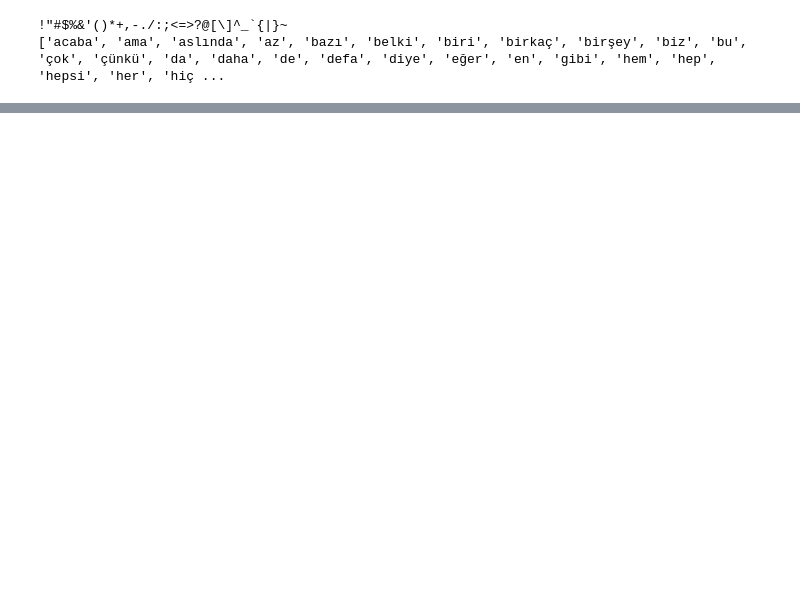
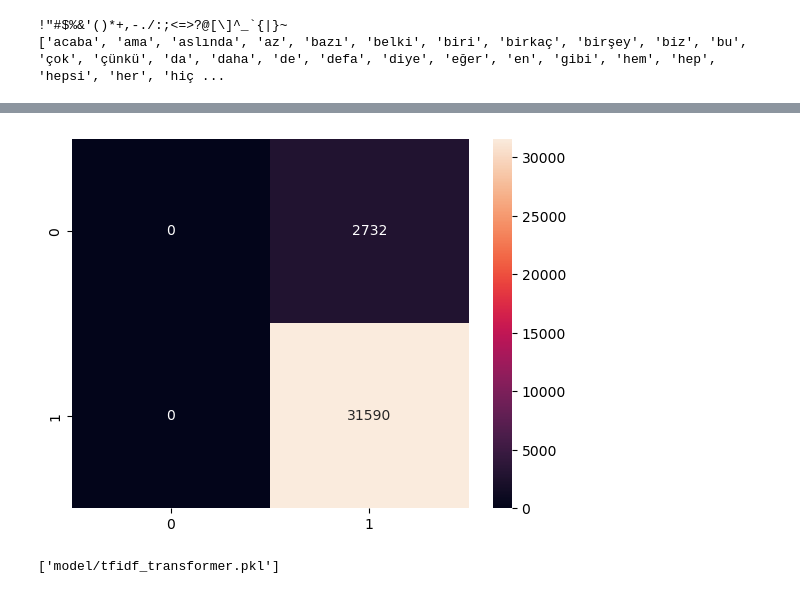
Before and after one commit to Furk4nBulut/Sentiment-Classification, a Jupyter notebook: Sentiment-Classification.ipynb, the cells around one changed output, grey strips where cells are left out. Saved outputs shown, nothing was run; the diff lists cells and outputs as text; code cells hidden in the pictures; blank space fills up the shorter version.

Commit message:
model fitted and results evaulated

```diff
--- a/Sentiment-Classification.ipynb
+++ b/Sentiment-Classification.ipynb
@@ -114,0 +133,6 @@ print(data.head())
+# %%
+# Count Vectorizer
+from sklearn.feature_extraction.text import CountVectorizer
+count_vectorizer = CountVectorizer()
+X_train_count = count_vectorizer.fit_transform(x_train)
+print(X_train_count.shape)
@@ -114,0 +141,6 @@ print(data.head())
+# %%
+# TF-IDF (Term Frequency-Inverse Document Frequency) vectorizer
+from sklearn.feature_extraction.text import TfidfTransformer
+tfidf_transformer = TfidfTransformer()
+X_train_tfidf = tfidf_transformer.fit_transform(X_train_count)
+print(X_train_tfidf.shape)
@@ -114,0 +149,11 @@ print(data.head())
+# %%
+# Naive Bayes Classifier for Multinomial Models
+from sklearn.naive_bayes import MultinomialNB
+clf = MultinomialNB().fit(X_train_tfidf, y_train)
+X_test_count = count_vectorizer.transform(x_test)
+X_test_tfidf = tfidf_transformer.transform(X_test_count)
+# %%
+# Predict the sentiment of the test data
+y_pred = clf.predict(X_test_tfidf)
+for review, sentiment in zip(x_test[:25], y_pred[:25]):
+    print('%r => %s' % (review, sentiment))
@@ -114,0 +204,15 @@ print(data.head())
+# %%
+# Graph of results
+cm = confusion_matrix(y_test, y_pred)
+sns.heatmap(cm, annot=True, fmt='d')
+plt.show()
+# %% [output]
+[figure, added]
+# %%
+# Save the model
+import joblib
+joblib.dump(clf, 'model/sentiment_classification_model.pkl')
+joblib.dump(count_vectorizer, 'model/count_vectorizer.pkl')
+joblib.dump(tfidf_transformer, 'model/tfidf_transformer.pkl')
+# %% [output]
+['model/tfidf_transformer.pkl']
```
Also changed, not shown: parts of 17 cells of this notebook, 3 other files.
